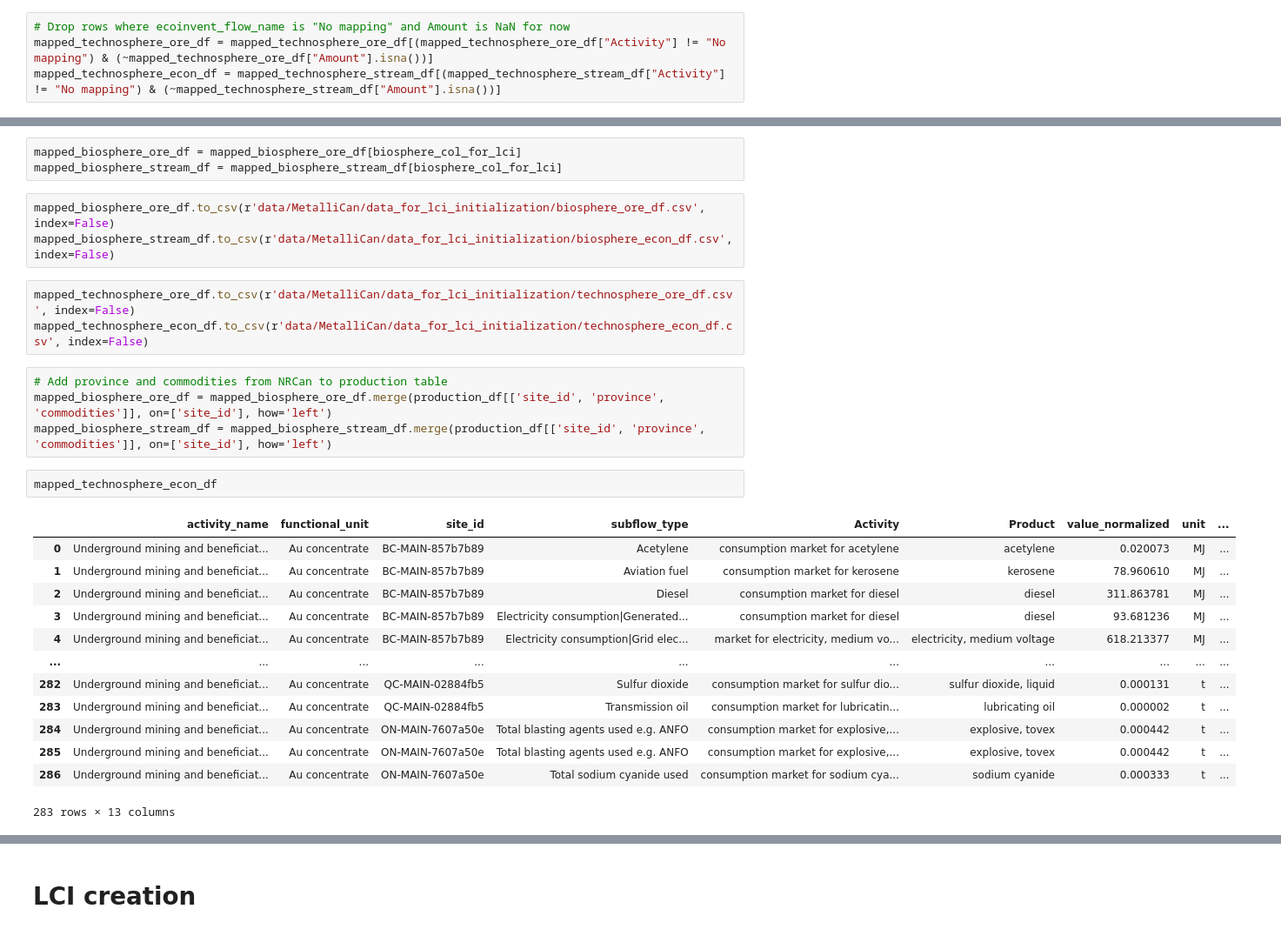
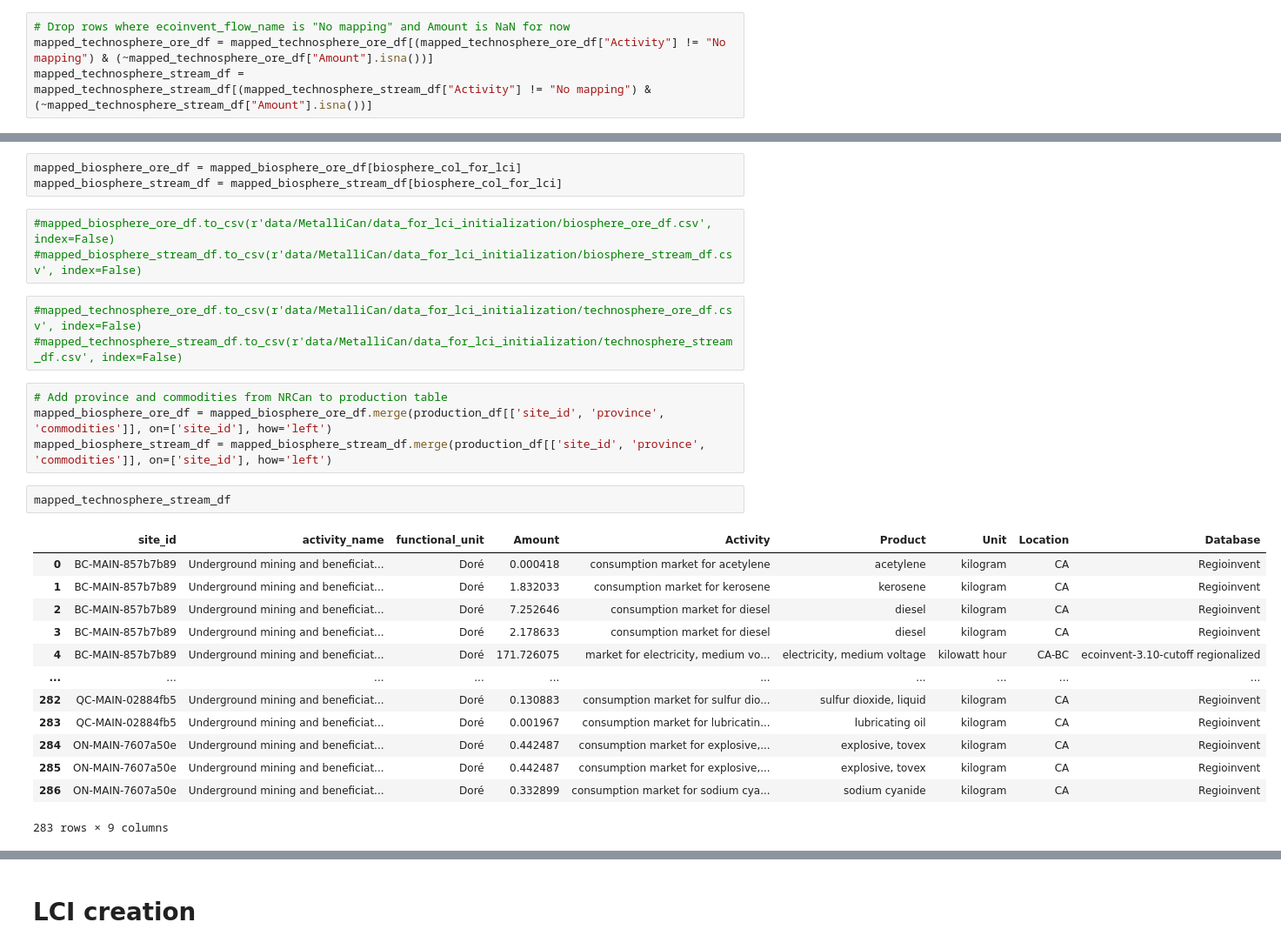
Before and after one commit to marpellan/metallican_lci, a Jupyter notebook: 4. Initialize_site_specific_LCIs.ipynb, the cells around one changed output, grey strips where cells are left out. Shown: that part at 87% size. Cells and saved outputs as stored; diff of their text form.

```diff
--- a/4. Initialize_site_specific_LCIs.ipynb
+++ b/4. Initialize_site_specific_LCIs.ipynb
@@ -155,7 +155,7 @@ mapped_technosphere_stream_df = map_technosphere_to_ecoinvent(technosphere_strea
 # %%
 # Drop rows where ecoinvent_flow_name is "No mapping" and Amount is NaN for now
 mapped_technosphere_ore_df = mapped_technosphere_ore_df[(mapped_technosphere_ore_df["Activity"] != "No mapping") & (~mapped_technosphere_ore_df["Amount"].isna())]
-mapped_technosphere_econ_df = mapped_technosphere_stream_df[(mapped_technosphere_stream_df["Activity"] != "No mapping") & (~mapped_technosphere_stream_df["Amount"].isna())]
+mapped_technosphere_stream_df = mapped_technosphere_stream_df[(mapped_technosphere_stream_df["Activity"] != "No mapping") & (~mapped_technosphere_stream_df["Amount"].isna())]
 # %%
 technosphere_col_for_lci = ['site_id', 'activity_name', 'functional_unit', 'Amount', 'Activity', 'Product', 'Unit', 'Location', 'Database']
 # %%
@@ -196,28 +196,28 @@ biosphere_col_for_lci = ['site_id', 'activity_name', 'functional_unit', 'Amount'
 mapped_biosphere_ore_df = mapped_biosphere_ore_df[biosphere_col_for_lci]
 mapped_biosphere_stream_df = mapped_biosphere_stream_df[biosphere_col_for_lci]
 # %%
-mapped_biosphere_ore_df.to_csv(r'data/MetalliCan/data_for_lci_initialization/biosphere_ore_df.csv', index=False)
-mapped_biosphere_stream_df.to_csv(r'data/MetalliCan/data_for_lci_initialization/biosphere_econ_df.csv', index=False)
+#mapped_biosphere_ore_df.to_csv(r'data/MetalliCan/data_for_lci_initialization/biosphere_ore_df.csv', index=False)
+#mapped_biosphere_stream_df.to_csv(r'data/MetalliCan/data_for_lci_initialization/biosphere_stream_df.csv', index=False)
 # %%
-mapped_technosphere_ore_df.to_csv(r'data/MetalliCan/data_for_lci_initialization/technosphere_ore_df.csv', index=False)
-mapped_technosphere_econ_df.to_csv(r'data/MetalliCan/data_for_lci_initialization/technosphere_econ_df.csv', index=False)
+#mapped_technosphere_ore_df.to_csv(r'data/MetalliCan/data_for_lci_initialization/technosphere_ore_df.csv', index=False)
+#mapped_technosphere_stream_df.to_csv(r'data/MetalliCan/data_for_lci_initialization/technosphere_stream_df.csv', index=False)
 # %%
 # Add province and commodities from NRCan to production table
 mapped_biosphere_ore_df = mapped_biosphere_ore_df.merge(production_df[['site_id', 'province', 'commodities']], on=['site_id'], how='left')
 mapped_biosphere_stream_df = mapped_biosphere_stream_df.merge(production_df[['site_id', 'province', 'commodities']], on=['site_id'], how='left')
 # %%
-mapped_technosphere_econ_df
+mapped_technosphere_stream_df
 # %% [output]
-|  | activity_name | functional_unit | site_id | subflow_type | Activity | Product | value_normalized | unit | ... |
-| 0 | Underground mining and beneficiat... | Au concentrate | BC-MAIN-857b7b89 | Acetylene | consumption market for acetylene | acetylene | 0.020073 | MJ | ... |
-| 1 | Underground mining and beneficiat... | Au concentrate | BC-MAIN-857b7b89 | Aviation fuel | consumption market for kerosene | kerosene | 78.960610 | MJ | ... |
-| 2 | Underground mining and beneficiat... | Au concentrate | BC-MAIN-857b7b89 | Diesel | consumption market for diesel | diesel | 311.863781 | MJ | ... |
-| 3 | Underground mining and beneficiat... | Au concentrate | BC-MAIN-857b7b89 | Electricity consumption|Generated... | consumption market for diesel | diesel | 93.681236 | MJ | ... |
-| 4 | Underground mining and beneficiat... | Au concentrate | BC-MAIN-857b7b89 | Electricity consumption|Grid elec... | market for electricity, medium vo... | electricity, medium voltage | 618.213377 | MJ | ... |
+|  | site_id | activity_name | functional_unit | Amount | Activity | Product | Unit | Location | Database |
+| 0 | BC-MAIN-857b7b89 | Underground mining and beneficiat... | Doré | 0.000418 | consumption market for acetylene | acetylene | kilogram | CA | Regioinvent |
+| 1 | BC-MAIN-857b7b89 | Underground mining and beneficiat... | Doré | 1.832033 | consumption market for kerosene | kerosene | kilogram | CA | Regioinvent |
+| 2 | BC-MAIN-857b7b89 | Underground mining and beneficiat... | Doré | 7.252646 | consumption market for diesel | diesel | kilogram | CA | Regioinvent |
+| 3 | BC-MAIN-857b7b89 | Underground mining and beneficiat... | Doré | 2.178633 | consumption market for diesel | diesel | kilogram | CA | Regioinvent |
+| 4 | BC-MAIN-857b7b89 | Underground mining and beneficiat... | Doré | 171.726075 | market for electricity, medium vo... | electricity, medium voltage | kilowatt hour | CA-BC | ecoinvent-3.10-cutoff regionalized |
 | ... | ... | ... | ... | ... | ... | ... | ... | ... | ... |
-| 282 | Underground mining and beneficiat... | Au concentrate | QC-MAIN-02884fb5 | Sulfur dioxide | consumption market for sulfur dio... | sulfur dioxide, liquid | 0.000131 | t | ... |
-| 283 | Underground mining and beneficiat... | Au concentrate | QC-MAIN-02884fb5 | Transmission oil | consumption market for lubricatin... | lubricating oil | 0.000002 | t | ... |
-| 284 | Underground mining and beneficiat... | Au concentrate | ON-MAIN-7607a50e | Total blasting agents used e.g. ANFO | consumption market for explosive,... | explosive, tovex | 0.000442 | t | ... |
-| 285 | Underground mining and beneficiat... | Au concentrate | ON-MAIN-7607a50e | Total blasting agents used e.g. ANFO | consumption market for explosive,... | explosive, tovex | 0.000442 | t | ... |
-| 286 | Underground mining and beneficiat... | Au concentrate | ON-MAIN-7607a50e | Total sodium cyanide used | consumption market for sodium cya... | sodium cyanide | 0.000333 | t | ... |
+| 282 | QC-MAIN-02884fb5 | Underground mining and beneficiat... | Doré | 0.130883 | consumption market for sulfur dio... | sulfur dioxide, liquid | kilogram | CA | Regioinvent |
+| 283 | QC-MAIN-02884fb5 | Underground mining and beneficiat... | Doré | 0.001967 | consumption market for lubricatin... | lubricating oil | kilogram | CA | Regioinvent |
+| 284 | ON-MAIN-7607a50e | Underground mining and beneficiat... | Doré | 0.442487 | consumption market for explosive,... | explosive, tovex | kilogram | CA | Regioinvent |
+| 285 | ON-MAIN-7607a50e | Underground mining and beneficiat... | Doré | 0.442487 | consumption market for explosive,... | explosive, tovex | kilogram | CA | Regioinvent |
+| 286 | ON-MAIN-7607a50e | Underground mining and beneficiat... | Doré | 0.332899 | consumption market for sodium cya... | sodium cyanide | kilogram | CA | Regioinvent |
-283 rows × 13 columns
+283 rows × 9 columns
```
Also changed, not shown: parts of 4 cells of this notebook, 26 other files.
